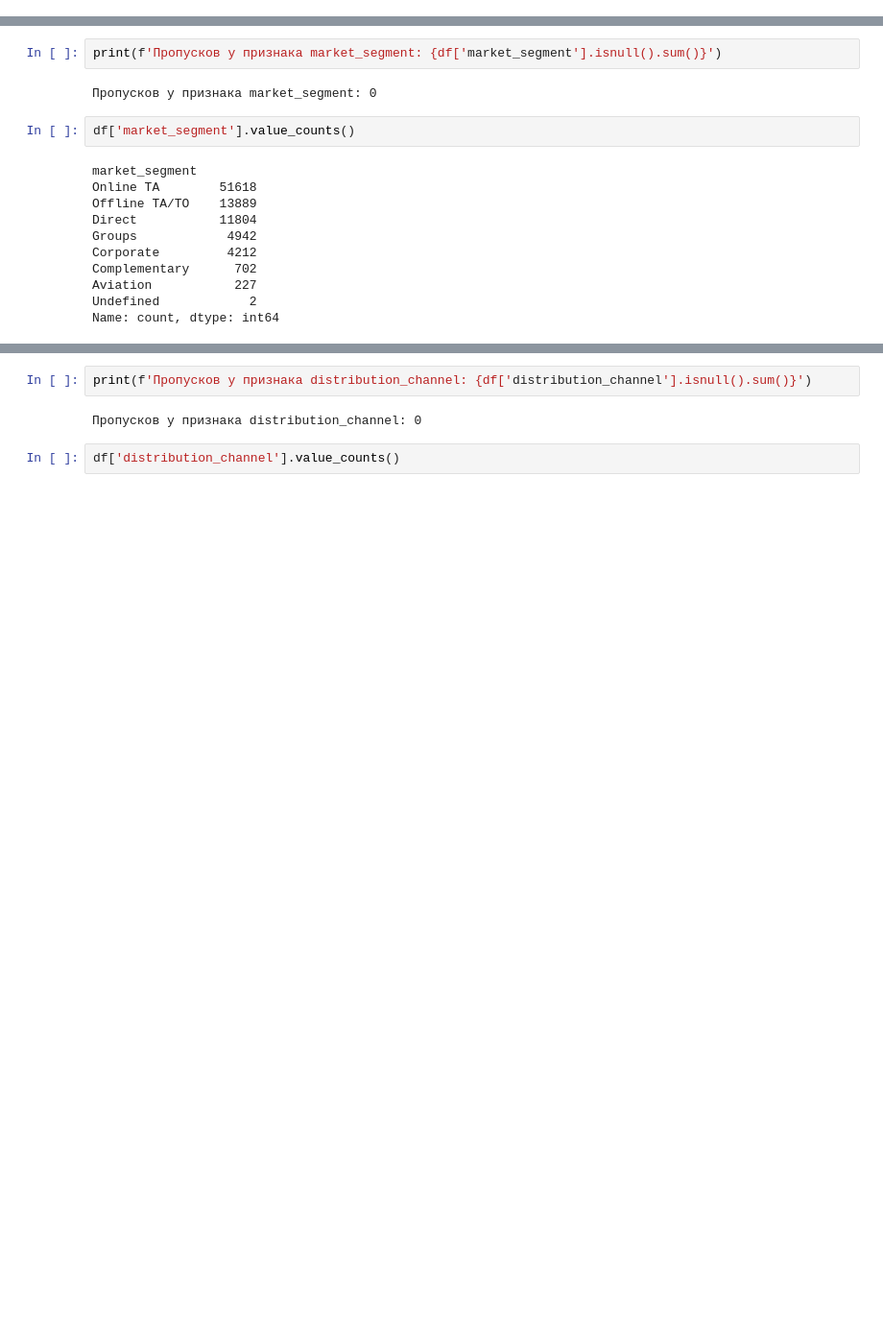
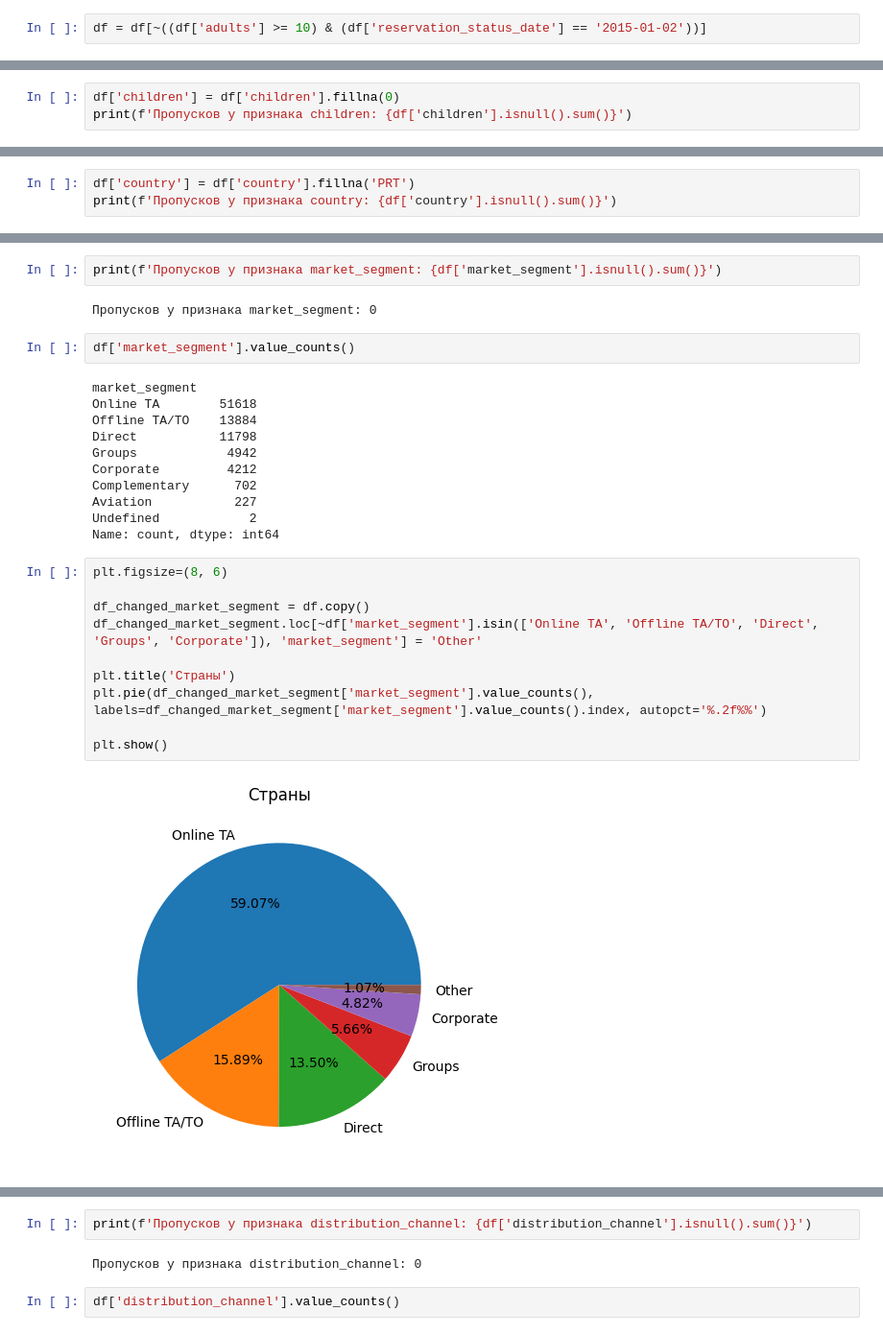
Before and after one commit to burtsev-sa/gp_4, a Jupyter notebook: start.ipynb, the cells around one changed output, grey strips where cells are left out. Shown at 96% size. Cells and saved outputs as stored; diff of their text form; blank space fills up the shorter version.

```diff
--- a/start.ipynb
+++ b/start.ipynb
@@ -274,0 +371,2 @@ df[df['adults'] >= 10]
+# %%
+df = df[~((df['adults'] >= 10) & (df['reservation_status_date'] == '2015-01-02'))]
@@ -291,0 +398,3 @@ df[df['children'].isna()]
+# %%
+df['children'] = df['children'].fillna(0)
+print(f'Пропусков у признака children: {df['children'].isnull().sum()}')
@@ -436,0 +549,3 @@ plt.show()
+# %%
+df['country'] = df['country'].fillna('PRT')
+print(f'Пропусков у признака country: {df['country'].isnull().sum()}')
@@ -446,12 +565,24 @@ df['market_segment'].value_counts()
 # %% [output]
 market_segment
 Online TA        51618
-Offline TA/TO    13889
-Direct           11804
+Offline TA/TO    13884
+Direct           11798
 Groups            4942
 Corporate         4212
 Complementary      702
 Aviation           227
 Undefined            2
 Name: count, dtype: int64
+# %%
+plt.figsize=(8, 6)
+
+df_changed_market_segment = df.copy()
+df_changed_market_segment.loc[~df['market_segment'].isin(['Online TA', 'Offline TA/TO', 'Direct', 'Groups', 'Corporate']), 'market_segment'] = 'Other'
+
+plt.title('Страны')
+plt.pie(df_changed_market_segment['market_segment'].value_counts(), labels=df_changed_market_segment['market_segment'].value_counts().index, autopct='%.2f%%')
+
+plt.show()
+# %% [output]
+[figure, added]
 # %% [markdown]
```
Also changed, not shown: parts of 48 cells of this notebook.
